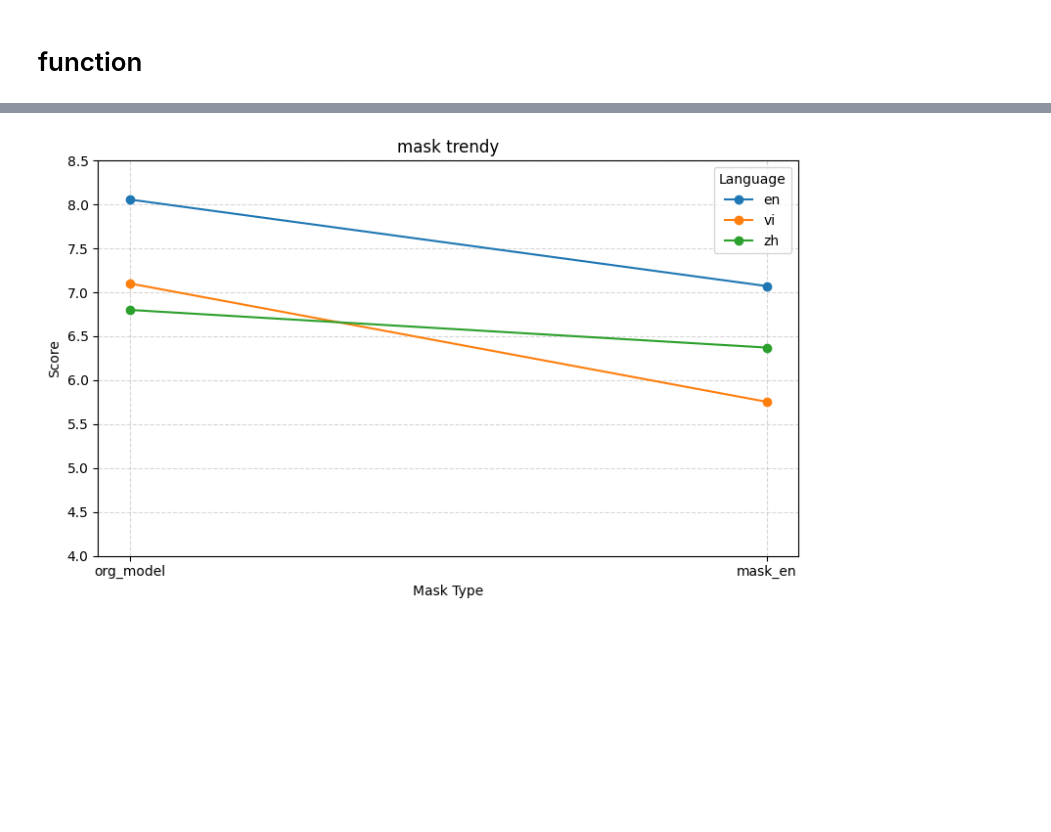
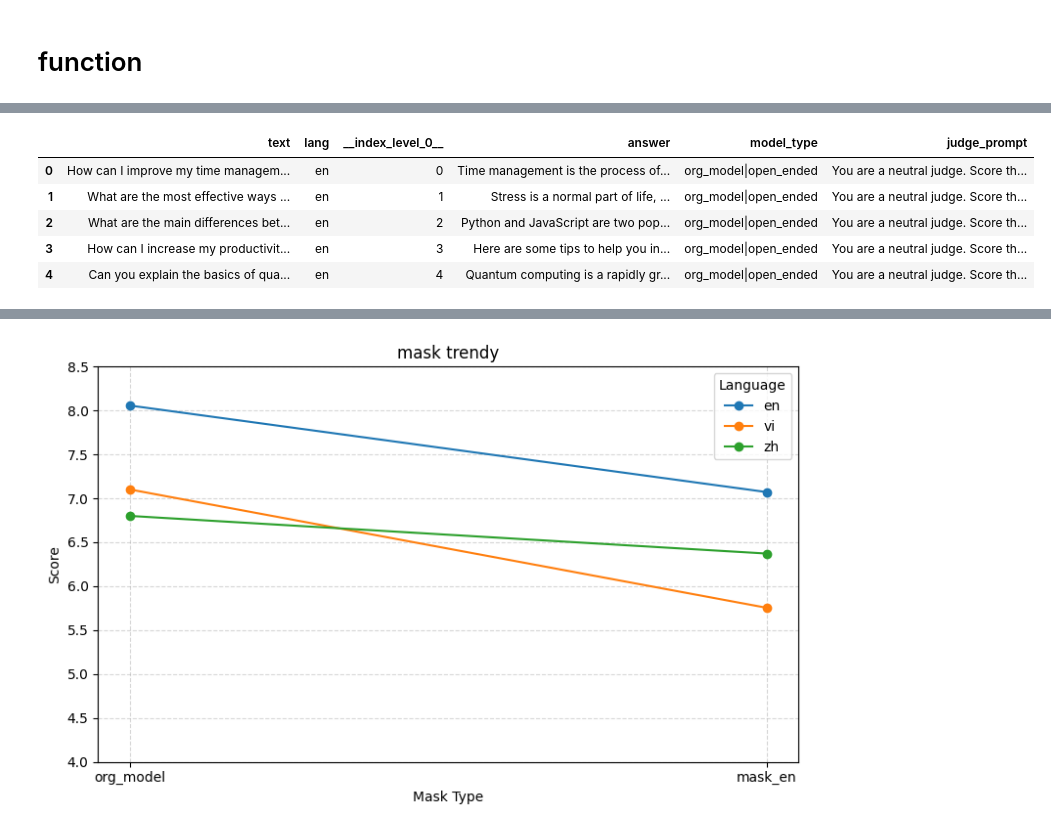
Before and after one commit to weizaiff/LRP, a Jupyter notebook: 20251124_kur_mask_neuron_generation.ipynb, the cells around one changed output, grey strips where cells are left out. Drawn from its saved outputs; the diff is of its cells as text; code cells hidden in the pictures; blank space fills up the shorter version.

```diff
--- a/20251124_kur_mask_neuron_generation.ipynb
+++ b/20251124_kur_mask_neuron_generation.ipynb
@@ -247,9 +247,21 @@ ds_test = datasets.load_dataset('json', data_files ='/root/autodl-fs/LRP/open_en
 # calc ppl
 model_list= [
     (llm, 'org_model'),
-    ('/root/autodl-fs/LRP_kur_res/20251202_llama2_7b_chat/bottom1perc_LRP_kur_res_en.pt', 'mask_en'),
-    #('/root/autodl-fs/LRP_kur_res/20251202_llama2_7b_chat/bottom1perc_LRP_kur_res_vi.pt', 'mask_vi'),
-    #('/root/autodl-fs/LRP_kur_res/20251202_llama2_7b_chat/bottom1perc_LRP_kur_res_zh.pt', 'mask_zh'),
+    ('/root/autodl-fs/LRP_kur_res/20251202_llama2_7b_chat/bottom1perc_LRP_kur_res_en.pt', 'bottom1perc_mask_en'),
+    ('/root/autodl-fs/LRP_kur_res/20251202_llama2_7b_chat/bottom1perc_LRP_kur_res_vi.pt', 'bottom1perc_mask_vi'),
+    ('/root/autodl-fs/LRP_kur_res/20251202_llama2_7b_chat/bottom1perc_LRP_kur_res_zh.pt', 'bottom1perc_mask_zh'),
+
+    ('/root/autodl-fs/LRP_kur_res/20251202_llama2_7b_chat/gaprate_bottom1perc_LRP_kur_res_en.pt', 'gaprate_bottom1perc_mask_en'),
+    ('/root/autodl-fs/LRP_kur_res/20251202_llama2_7b_chat/gaprate_bottom1perc_LRP_kur_res_vi.pt', 'gaprate_bottom1perc_mask_vi'),
+    ('/root/autodl-fs/LRP_kur_res/20251202_llama2_7b_chat/gaprate_bottom1perc_LRP_kur_res_zh.pt', 'gaprate_bottom1perc_mask_zh'),
+
+    ('/root/autodl-fs/LRP_kur_res/20251202_llama2_7b_chat/gaprate_top1perc_LRP_kur_res_en.pt', 'gaprate_top1perc_mask_en'),
+    ('/root/autodl-fs/LRP_kur_res/20251202_llama2_7b_chat/gaprate_top1perc_LRP_kur_res_vi.pt', 'gaprate_top1perc_mask_vi'),
+    ('/root/autodl-fs/LRP_kur_res/20251202_llama2_7b_chat/gaprate_top1perc_LRP_kur_res_zh.pt', 'gaprate_top1perc_mask_zh'),
+
+    ('/root/autodl-fs/LRP_kur_res/20251202_llama2_7b_chat/top1perc_LRP_kur_res_en.pt', 'top1perc_mask_en'),
+    ('/root/autodl-fs/LRP_kur_res/20251202_llama2_7b_chat/top1perc_LRP_kur_res_vi.pt', 'top1perc_mask_vi'),
+    ('/root/autodl-fs/LRP_kur_res/20251202_llama2_7b_chat/top1perc_LRP_kur_res_zh.pt', 'top1perc_mask_zh'),
 ]
 
 data_list = [
@@ -287,7 +299,7 @@ for i_model, model_name in model_list:
 
 #
 ds_final = datasets.concatenate_datasets(ds_list)
-ds_final.to_json('~/autodl-fs/LRP/open_ended_data_generation/20251201_LRP_based_bottom1perc_generation.json', force_ascii=False)
+ds_final.to_json('~/autodl-fs/LRP/open_ended_data_generation/20251201_LRP_based_generation.json', force_ascii=False)
 # %% [output]
 ********************
 ********************
@@ -305,3 +371,5 @@ data name: open_ended
+# %%
+df_final = ds_final.to_pandas()
 # %%
 '''
 生成judge的prompt
@@ -320,6 +388,15 @@ def get_judge_promt(x):
     return prompt_template.format(question= x[0], answer= x[1])
 # %%
 df_final['judge_prompt'] = df_final[['text','answer']].apply(lambda x: prompt_template.format(question= x[0], answer= x[1]), axis=1)
+# %%
+df_final.head()
+# %% [output]
+|  | text | lang | __index_level_0__ | answer | model_type | judge_prompt |
+| 0 | How can I improve my time managem... | en | 0 | Time management is the process of... | org_model|open_ended | You are a neutral judge. Score th... |
+| 1 | What are the most effective ways ... | en | 1 | Stress is a normal part of life, ... | org_model|open_ended | You are a neutral judge. Score th... |
+| 2 | What are the main differences bet... | en | 2 | Python and JavaScript are two pop... | org_model|open_ended | You are a neutral judge. Score th... |
+| 3 | How can I increase my productivit... | en | 3 | Here are some tips to help you in... | org_model|open_ended | You are a neutral judge. Score th... |
+| 4 | Can you explain the basics of qua... | en | 4 | Quantum computing is a rapidly gr... | org_model|open_ended | You are a neutral judge. Score th... |
 # %%
 ds_final = datasets.Dataset.from_pandas(df_final)
 # %%
```
Also changed, not shown: parts of 10 cells of this notebook, 1 other file.
